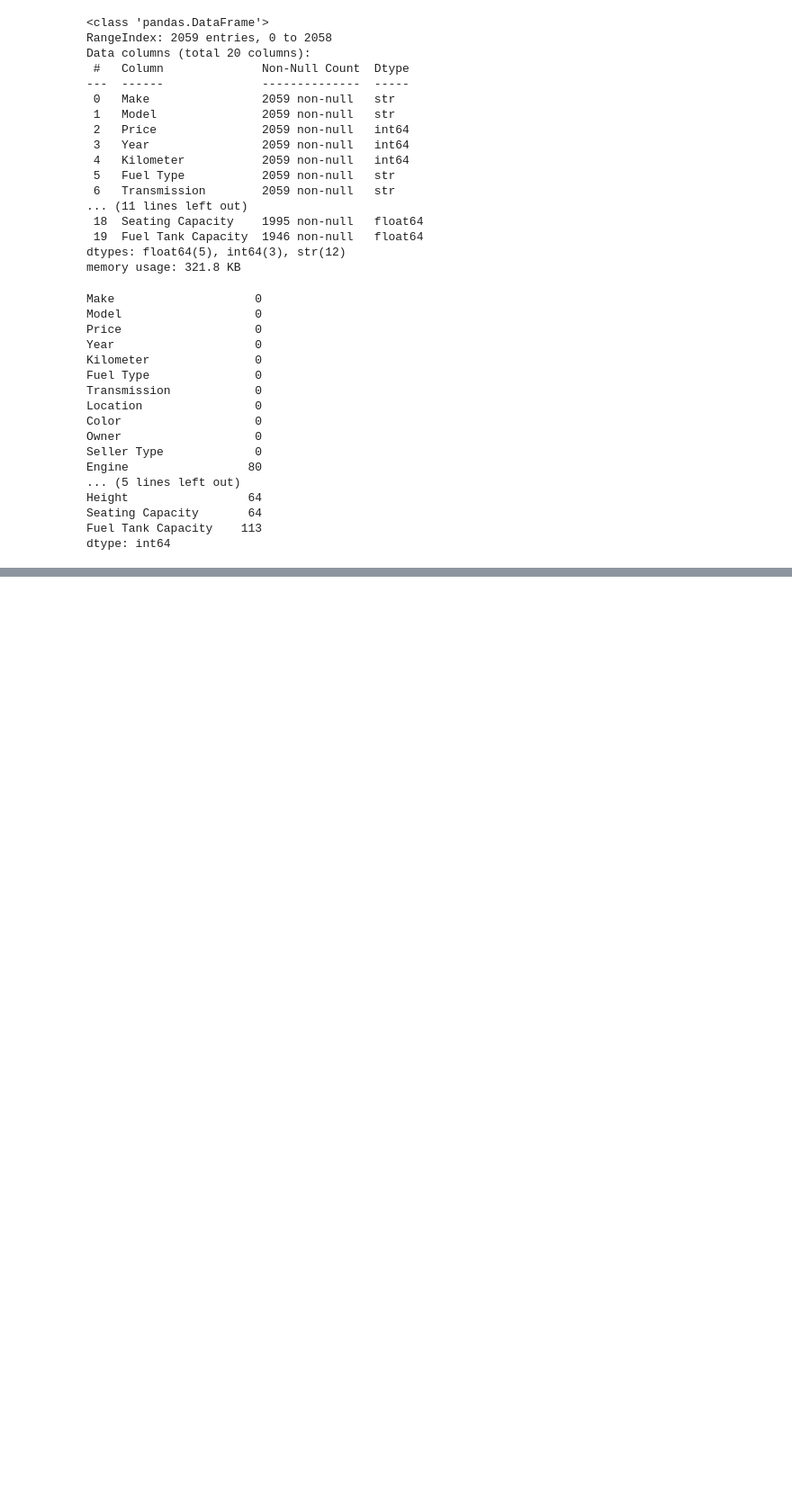
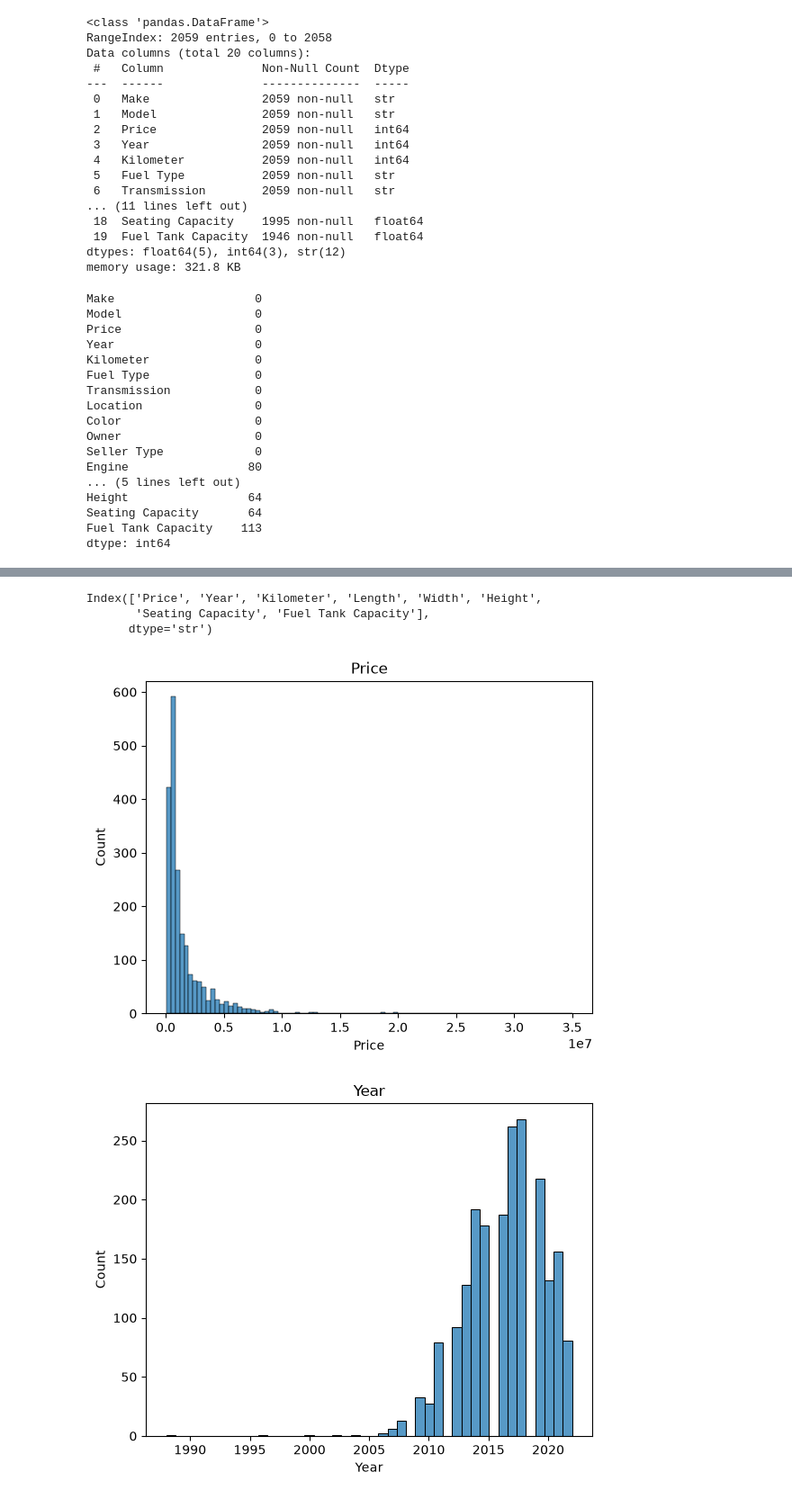
Before and after one commit to dhriti-gupta-06/AI-Vehicle-Valuation-Platform, a Jupyter notebook: notebook.ipynb, the cells around one changed output, grey strips where cells are left out. Shown at 90% size. Saved outputs shown, nothing was run; the diff lists cells and outputs as text; code cells hidden in the pictures; blank space fills up the shorter version.

```diff
--- a/notebook.ipynb
+++ b/notebook.ipynb
@@ -75,0 +104,3 @@ df.describe()
+# %%
+for col in df.columns:
+    print(col ,":" ,df[col].nunique())
@@ -75,0 +138,15 @@ df.describe()
+# %%
+numeric_cols = df.select_dtypes(include=["int64","float64"]).columns
+print(numeric_cols)
+# %% [output]
+Index(['Price', 'Year', 'Kilometer', 'Length', 'Width', 'Height',
+       'Seating Capacity', 'Fuel Tank Capacity'],
+      dtype='str')
+# %%
+for col in numeric_cols:
+    sns.histplot(df[col])
+    plt.title(col)
+    plt.show()
+# %% [output]
+[figure, added]
+[figure, added]
```
Also changed, not shown: parts of 20 cells of this notebook.
